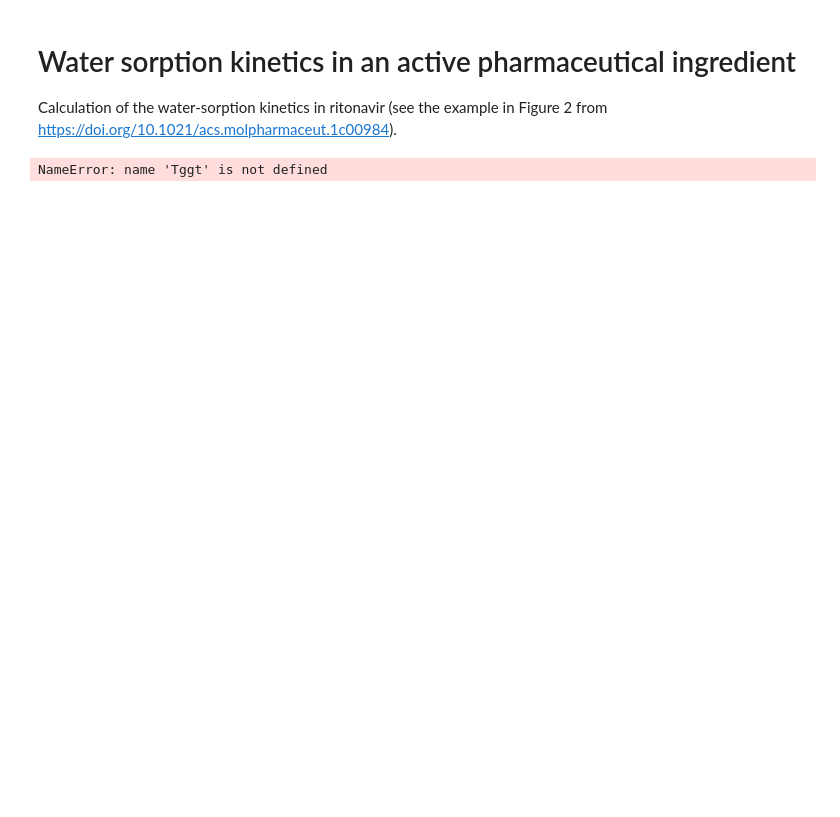
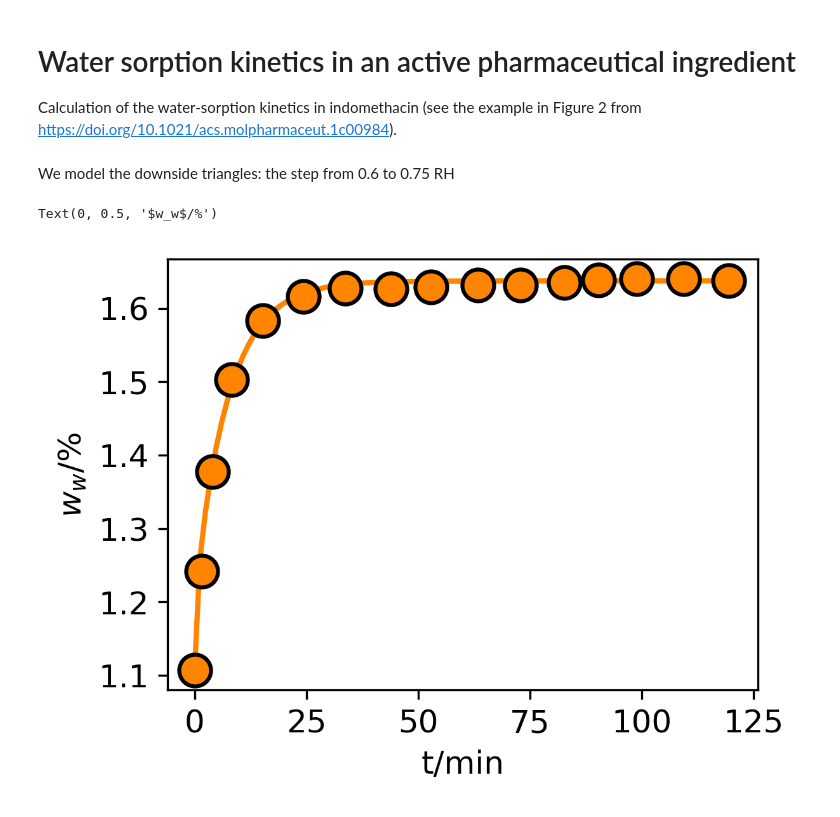
Before and after one commit to Borrdom/Pylomer, a Jupyter notebook: examples/example_Crank.ipynb, the cells around one changed output. Cells and saved outputs as stored; diff of their text form; code cells hidden in the pictures; blank space fills up the shorter version.

```diff
--- a/examples/example_Crank.ipynb
+++ b/examples/example_Crank.ipynb
@@ -1,31 +1,39 @@
 # %% [markdown]
 # Water sorption kinetics in an active pharmaceutical ingredient
 
-Calculation of the water-sorption kinetics in ritonavir (see the example in Figure 2 from https://doi.org/10.1021/acs.molpharmaceut.1c00984).
+Calculation of the water-sorption kinetics in indomethacin (see the example in Figure 2 from https://doi.org/10.1021/acs.molpharmaceut.1c00984).
 # %%
 import matplotlib.pyplot as plt
 import numpy as np
+from numpy import array
 from Pylomer import crank
-t=np.linspace(0,300,100)*60
-D=1E-13
-L=1.34E-5
-w0=3/100
-winfty=4.3/100
+t=np.linspace(0,120,100)*60
+D=8.67E-13
+L=9.93E-6
+w0=1.10671/100
+winfty=1.6374/100
+# %% [markdown]
+We model the downside triangles: the step from 0.6 to 0.75 RH
 # %%
 
 wt=crank(t,D,L,w0,winfty)
 font = {'weight' : 'normal',
         'size'   : 12}
 plt.rc('font', **font)
 
-color = "#000000"
-# Texp=np.asarray([35,27,23,21])
-# wexp=np.asarray([2,3,4,5])
+color = "#FF8500"
+wexp=array([1.10671,1.24201, 1.37726, 1.50304, 1.58311, 1.61596, 1.62772, 1.62671,
+       1.62944, 1.63171, 1.63199, 1.63472, 1.63834, 1.64072, 1.63991,
+       1.6374 ])
+texp=array([  0, 1.5932 ,   3.98592,   8.32066,  15.27155,  24.26213,  33.73908,
+        43.92737,  52.89087,  63.27516,  72.8396 ,  82.7068 ,  90.38047,
+        98.85767, 109.32944, 119.4    ])
 fig, ax = plt.subplots(figsize = (4, 3), dpi = 300)
 fig.subplots_adjust(hspace=0.5, wspace=0.3)
-ax.plot(t,wt,color = color ,  linewidth = 2.0)
-# ax.plot(wexp,Texp, 'o', markersize=12, markerfacecolor='w', markeredgewidth=1.5, markeredgecolor=color)
-ax.set_ylabel("T/°C")
-ax.set_xlabel("$w_w$/%")
+ax.plot(t/60,wt*100,color = color ,  linewidth = 2.0)
+ax.plot(texp,wexp, 'o', markersize=12, markerfacecolor=color, markeredgewidth=1.5, markeredgecolor="k")
+ax.set_xlabel("t/min")
+ax.set_ylabel("$w_w$/%")
 # %% [output]
-NameError: name 'Tggt' is not defined
+Text(0, 0.5, '$w_w$/%')
+[figure, added]
```
Also changed, not shown: 10 other files.
